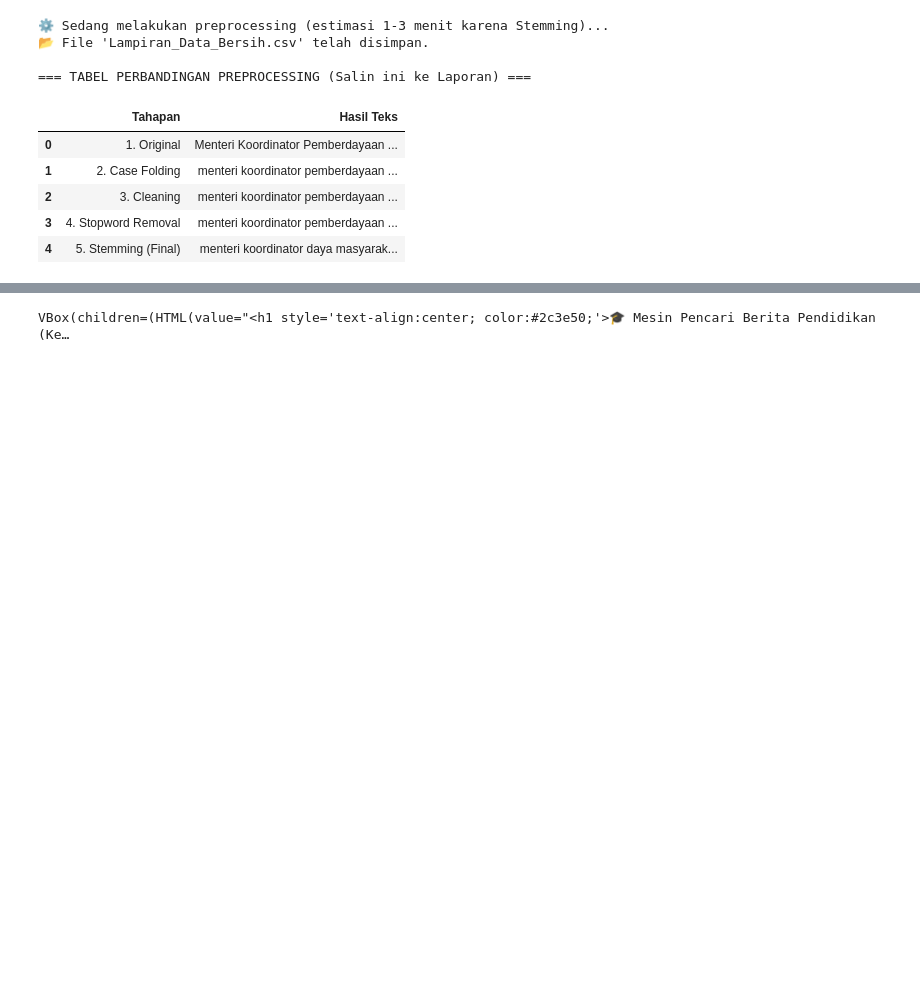
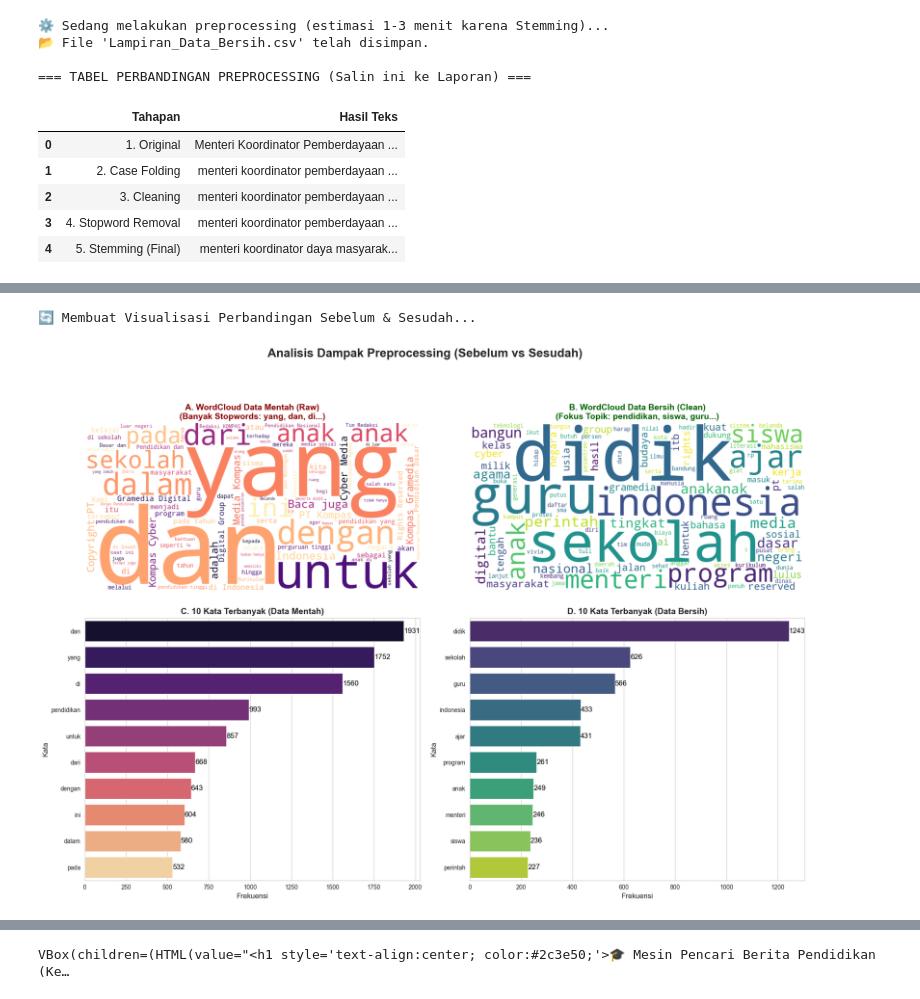
Before and after one commit to deazasqiamalau/Mesin_Pencarian_Kelompok10, a Jupyter notebook: uas_fix.ipynb, the cells around one changed output, grey strips where cells are left out. Saved outputs shown, nothing was run; the diff lists cells and outputs as text; code cells hidden in the pictures; blank space fills up the shorter version.

Commit message:
perbaiki yang kurang

```diff
--- a/uas_fix.ipynb
+++ b/uas_fix.ipynb
@@ -229,0 +180,58 @@ Passing `palette` without assigning `hue` is deprecated and will be removed in v
+# %%
+# --- SEL 4: VISUALISASI PERBANDINGAN (BEFORE vs AFTER) ---
+def compare_raw_clean(df):
+    # Persiapan Data Mentah (Raw) vs Bersih (Clean)
+    # Kita ambil 100 dokumen pertama saja untuk visualisasi agar cepat (atau semua jika kuat)
+    raw_text = " ".join(df['Content'].fillna('').astype(str))
+    clean_text = " ".join(df['Clean_Content'].fillna('').astype(str))
+
+    # Setup Plot (2 Baris x 2 Kolom)
+    fig = plt.figure(figsize=(18, 14))
+    gs = fig.add_gridspec(2, 2, height_ratios=[1, 1])
+
+    # Judul Besar
+    plt.suptitle('Analisis Dampak Preprocessing (Sebelum vs Sesudah)', fontsize=20, fontweight='bold', y=0.95)
+
+    # --- 1. WORDCLOUDS ---
+
+    # A. WordCloud RAW (Kiri Atas) - Gunakan warna 'magma' untuk membedakan
+    ax1 = fig.add_subplot(gs[0, 0])
+    wc_raw = WordCloud(width=800, height=400, background_color='white', colormap='magma', max_words=100).generate(raw_text)
+    ax1.imshow(wc_raw, interpolation='bilinear'); ax1.axis('off')
+    ax1.set_title('A. WordCloud Data Mentah (Raw)\n(Banyak Stopwords: yang, dan, di...)', fontsize=14, color='darkred', fontweight='bold')
+
+    # B. WordCloud CLEAN (Kanan Atas) - Gunakan warna 'viridis' (Tema Utama)
+    ax2 = fig.add_subplot(gs[0, 1])
+    wc_clean = WordCloud(width=800, height=400, background_color='white', colormap='viridis', max_words=100, collocations=False).generate(clean_text)
+    ax2.imshow(wc_clean, interpolation='bilinear'); ax2.axis('off')
+    ax2.set_title('B. WordCloud Data Bersih (Clean)\n(Fokus Topik: pendidikan, siswa, guru...)', fontsize=14, color='darkgreen', fontweight='bold')
+
+    # --- 2. BAR CHARTS FREKUENSI ---
+
+    # C. Bar Chart RAW (Kiri Bawah)
+    ax3 = fig.add_subplot(gs[1, 0])
+    count_raw = Counter(raw_text.lower().split()) # Simple split untuk raw
+    x_r, y_r = zip(*count_raw.most_common(10))
+    sns.barplot(x=list(y_r), y=list(x_r), hue=list(x_r), palette='magma', ax=ax3, legend=False)
+    ax3.set_title('C. 10 Kata Terbanyak (Data Mentah)', fontweight='bold')
+    ax3.set_xlabel('Frekuensi'); ax3.set_ylabel('Kata')
+    # Label
+    for i, v in enumerate(y_r): ax3.text(v, i, str(v), color='black', va='center')
+
+    # D. Bar Chart CLEAN (Kanan Bawah)
+    ax4 = fig.add_subplot(gs[1, 1])
+    count_clean = Counter(clean_text.split())
+    x_c, y_c = zip(*count_clean.most_common(10))
+    sns.barplot(x=list(y_c), y=list(x_c), hue=list(x_c), palette='viridis', ax=ax4, legend=False)
+    ax4.set_title('D. 10 Kata Terbanyak (Data Bersih)', fontweight='bold')
+    ax4.set_xlabel('Frekuensi'); ax4.set_ylabel('Kata')
+    for i, v in enumerate(y_c): ax4.text(v, i, str(v), color='black', va='center')
+
+    plt.tight_layout(rect=[0, 0.03, 1, 0.95]) # Adjust layout agar judul tidak tertutup
+    plt.show()
+
+print("🔄 Membuat Visualisasi Perbandingan Sebelum & Sesudah...")
+compare_raw_clean(df)
+# %% [output]
+🔄 Membuat Visualisasi Perbandingan Sebelum & Sesudah...
+[figure, added]
```
Also changed, not shown: parts of 4 cells of this notebook, 1 other file.
